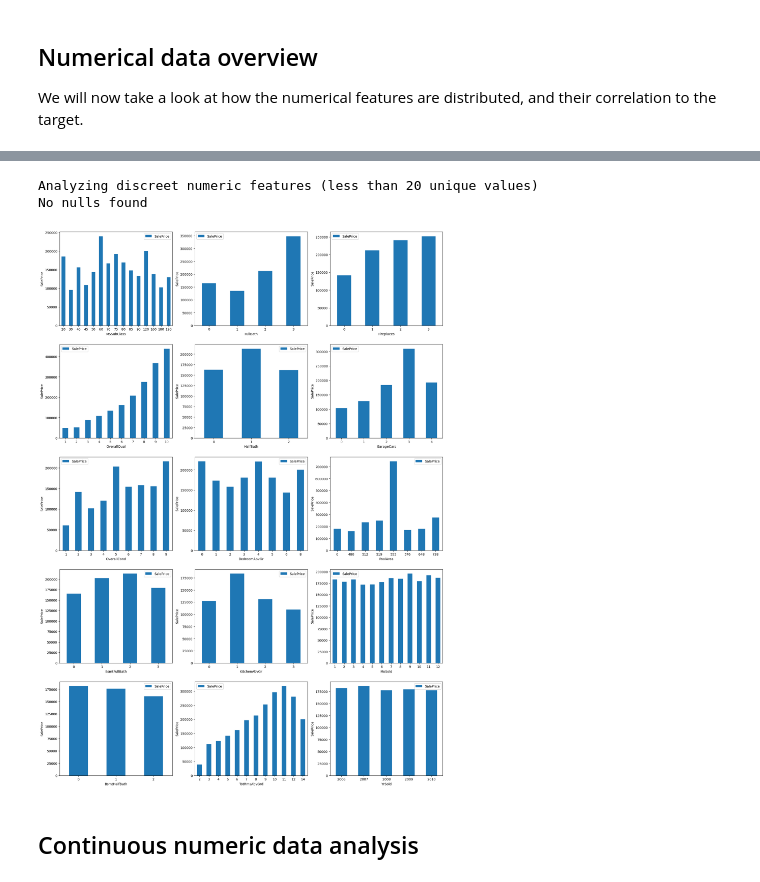
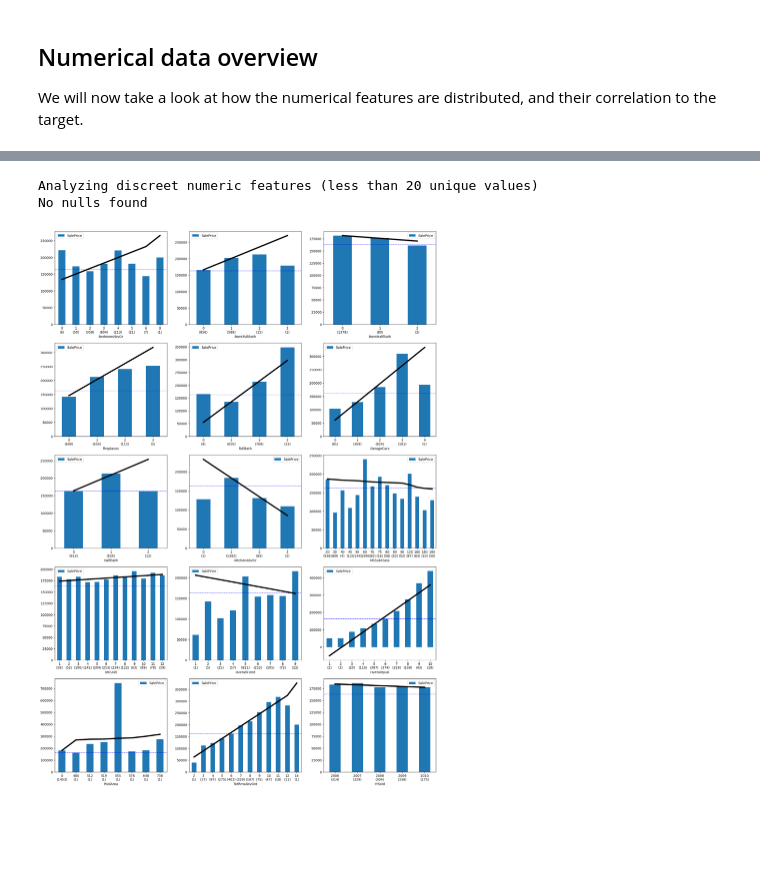
Before and after one commit to marcshepard/learning-stats, a Jupyter notebook: kaggle_housing/data-exploration.ipynb, the cells around one changed output, grey strips where cells are left out. Cells and saved outputs as stored; diff of their text form; code cells hidden in the pictures; blank space fills up the shorter version.

```diff
--- a/kaggle_housing/data-exploration.ipynb
+++ b/kaggle_housing/data-exploration.ipynb
@@ -105,12 +115,15 @@ We will now take a look at how the numerical features are distributed, and their
 df_num = df.select_dtypes(include=[np.number])  # Numeric features
 
 corr = df_num.corr()
-print (f"Correlation of numeric features to {label} in descending order:\n")
-corr = corr.sort_values(label, ascending=False)
+print (f"Correlation of numeric features to {label} by descending absolute value:\n")
+corr = corr.sort_values(label, key=lambda x: -abs(x))
 print (corr[label])
-# Plot correlations against label
-corr = corr.sort_values(label, ascending=True)
+
+# Plot correlations against label, sorted by absolute value
+corr = corr.sort_values(label, key=lambda x: abs(x))
 corr[label].plot.barh(figsize=(16, 8));
 
+# Plot histograms after alphabetical reordering (to make it easier to find columns later)
+df_num = df_num.reindex(sorted(df_num.columns), axis=1)
 df_num.hist(figsize=(16, 20), bins=50, xlabelsize=8, ylabelsize=8);
 # %% [output]
@@ -138,32 +158,47 @@ Name: SalePrice, dtype: float64
 # %%
-def analyze_discreet_numeric_features(dataframe, max_unique_values=20):
+def analyze_discrete_numeric_features (dataframe, max_unique_values=20):
     print (f"Analyzing discreet numeric features (less than {max_unique_values} unique values)")
 
     df_num = dataframe.select_dtypes(include=[np.number])
-    df_num_discreet = df_num[[col for col in df_num.columns if df_num[col].nunique() < max_unique_values]]         # Discrete numeric features (only has a small number of values)
+    df_num_discrete = df_num[[col for col in df_num.columns if df_num[col].nunique() < max_unique_values]]         # Discrete numeric features (only has a small number of values)
+    df_num_discrete = df_num_discrete.reindex(sorted(df_num_discrete.columns), axis=1)      # Alphebetize columns for the plots below
 
-    show_nulls(df_num_discreet)
+    show_nulls(df_num_discrete)
 
     # For each feature in df_num_discreet, plot the feature value vs the average SalePrice for that value
     ncols = 3
-    nrows = int(np.ceil(len(df_num_discreet.columns)/ncols))
+    nrows = int(np.ceil(len(df_num_discrete.columns)/ncols))
     _, axes = plt.subplots(nrows, ncols, figsize=(ncols*7, nrows*6))
-    for i, feature in enumerate(df_num_discreet.columns):
+    for i, feature in enumerate(df_num_discrete.columns):
         if nrows == 1:
             ax = axes[i]
         else:
-            ax = axes[i%nrows, i//nrows]    #axes[i%nrows][i//nrows]
+            ax = axes[i//ncols, i%ncols]
         price_by_feature = dataframe[[feature, label]].groupby(feature).mean()
         price_by_feature.plot.bar(ax=ax)
-        ax.set_ylabel(label)
+        counts = dataframe[feature].value_counts()
         ax.set_xlabel(feature)
-        ax.set_xticklabels(price_by_feature.index, rotation=0)
+        xlables = []
+        for i in range(len(price_by_feature.index)):
+            value = price_by_feature.index[i]
+            count = counts[value]
+            xlables.append(f"{value}\n({count})")
+        ax.set_xticklabels(xlables, rotation=0)
+
+        # Show the (common) mean sales price and (graph-specific) trend line
+        ax.axhline(dataframe[label].median(), color='blue', linestyle='dashed', linewidth=1) # Median price
+
+        df = dataframe[[feature, label]].dropna()
+        m, b = np.polyfit(df[feature], df[label], 1)
+        x = np.sort(df[feature].unique())
+        y = m*x + b
+        x = np.argsort(x)   # Plot doesn't work without this (thanks ChatGPT!)
+        ax.plot(x, y, color='black', linewidth=4) # Trend line
+
     plt.show()
 
-analyze_discreet_numeric_features (df)
+analyze_discrete_numeric_features (df)
 # %% [output]
 Analyzing discreet numeric features (less than 20 unique values)
 No nulls found
-[figure, old version]
+[figure, new version]
-# %% [markdown]
-## Continuous numeric data analysis
```
Also changed, not shown: parts of 15 cells of this notebook, 2 other files.
